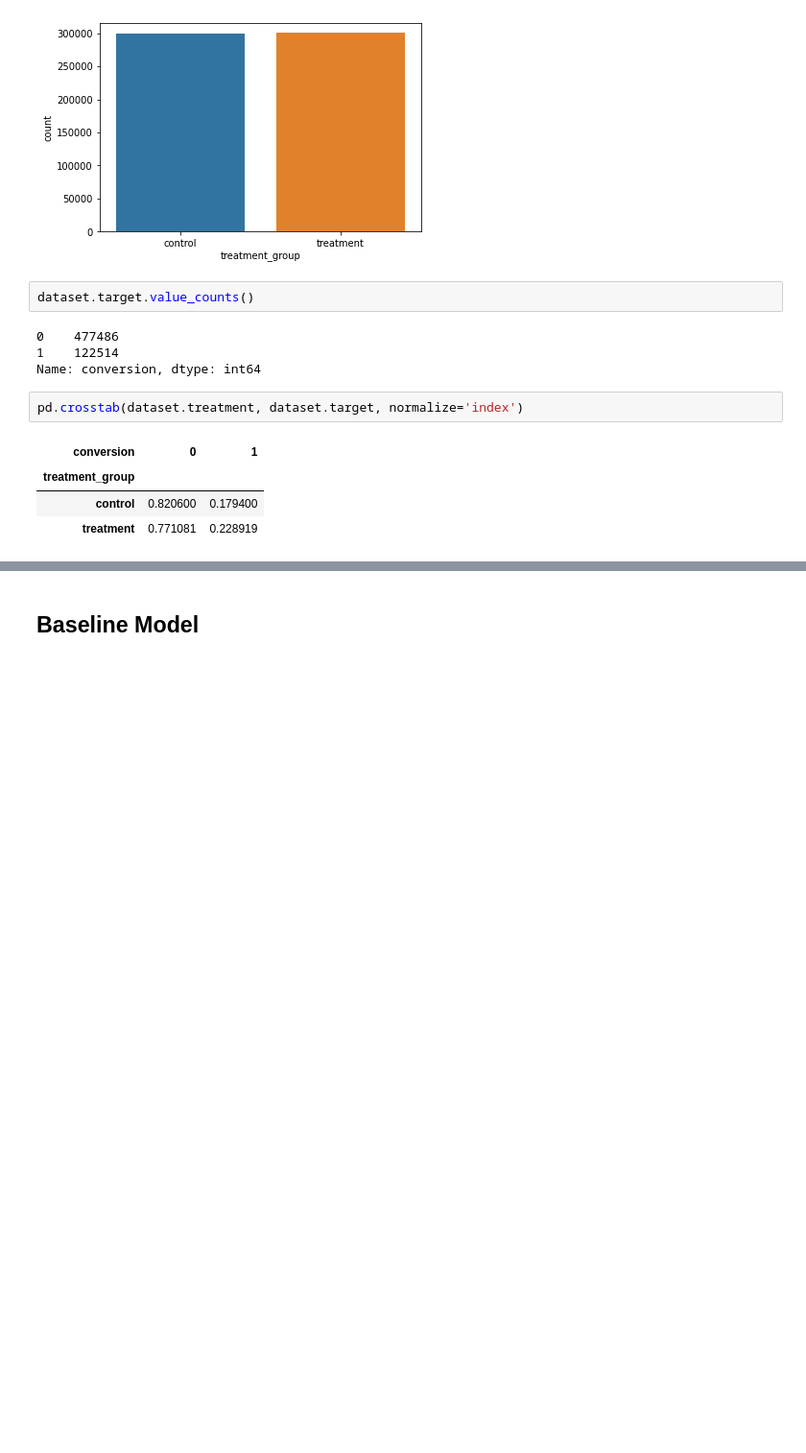
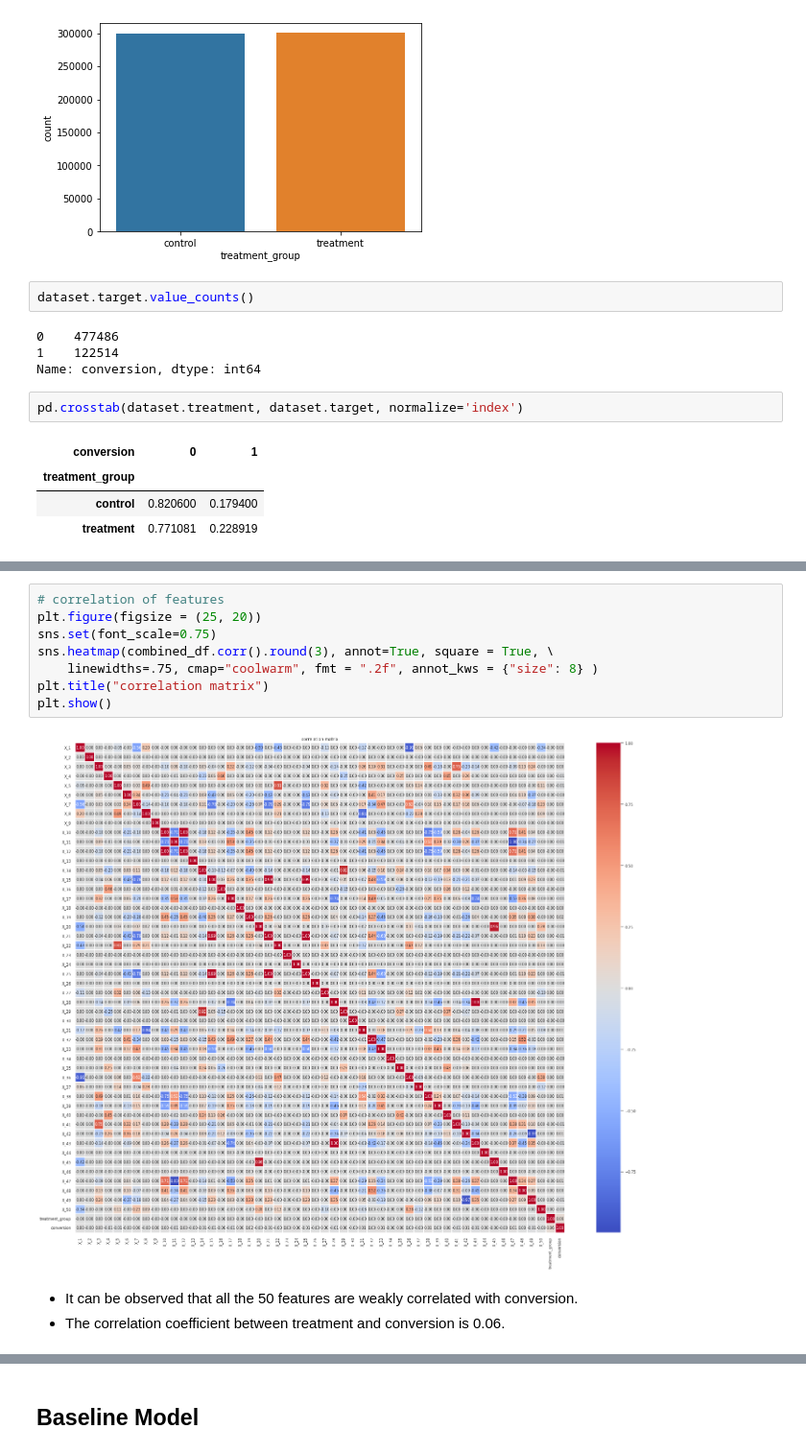
Before and after one commit to shenghaowang/aca-personalized-marketing, a Jupyter notebook: notebooks/MegaFon Uplift Competition.ipynb, the cells around one changed output, grey strips where cells are left out. Shown at 96% size. Cells and saved outputs as stored; diff of their text form; blank space fills up the shorter version.

```diff
--- a/notebooks/MegaFon Uplift Competition.ipynb
+++ b/notebooks/MegaFon Uplift Competition.ipynb
@@ -107,0 +149,13 @@ pd.crosstab(dataset.treatment, dataset.target, normalize='index')
+# %%
+# correlation of features
+plt.figure(figsize = (25, 20))
+sns.set(font_scale=0.75)
+sns.heatmap(combined_df.corr().round(3), annot=True, square = True, \
+    linewidths=.75, cmap="coolwarm", fmt = ".2f", annot_kws = {"size": 8} )
+plt.title("correlation matrix")
+plt.show()
+# %% [output]
+[figure, added]
+# %% [markdown]
+* It can be observed that all the 50 features are weakly correlated with conversion.
+* The correlation coefficient between treatment and conversion is 0.06.
```
Also changed, not shown: parts of 34 cells of this notebook.
